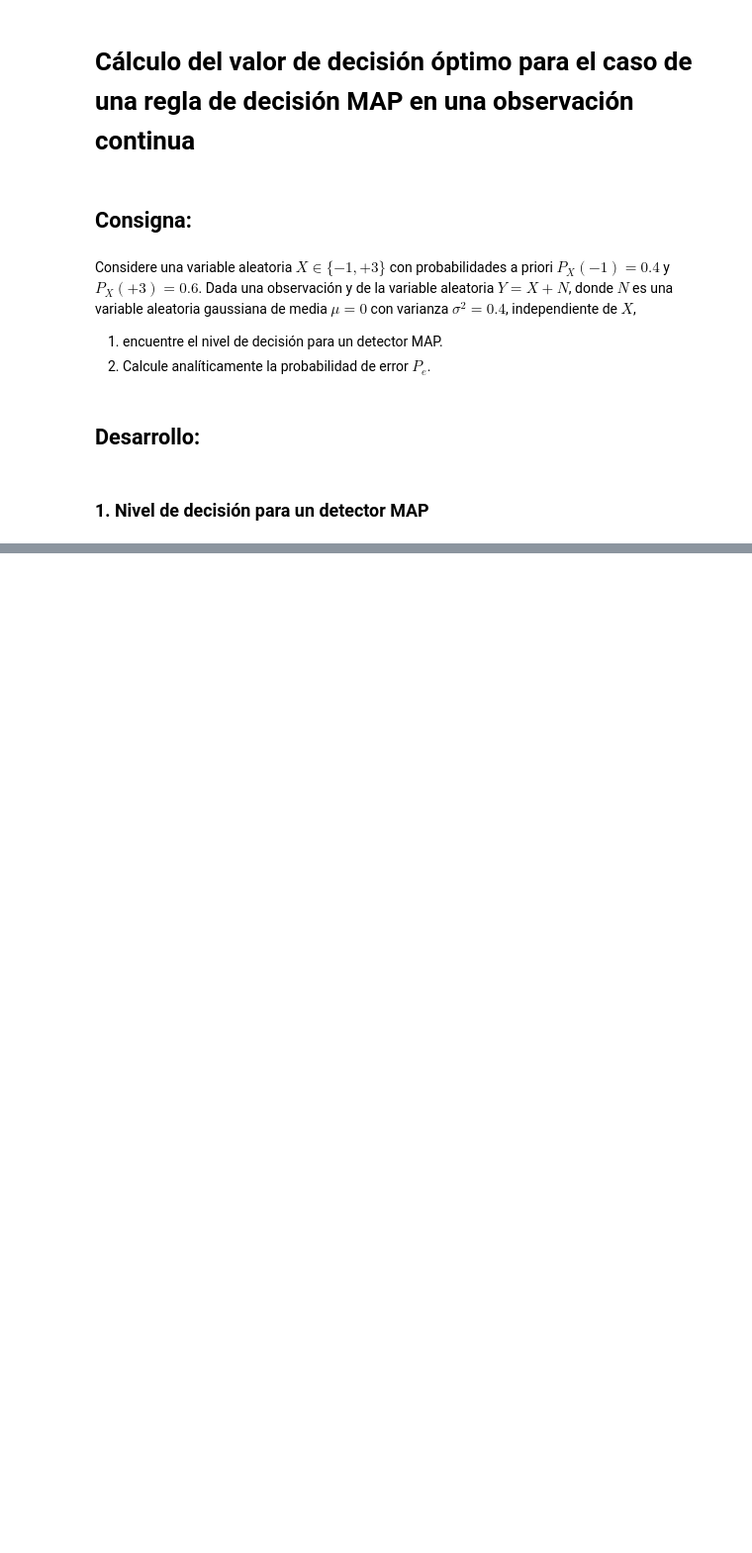
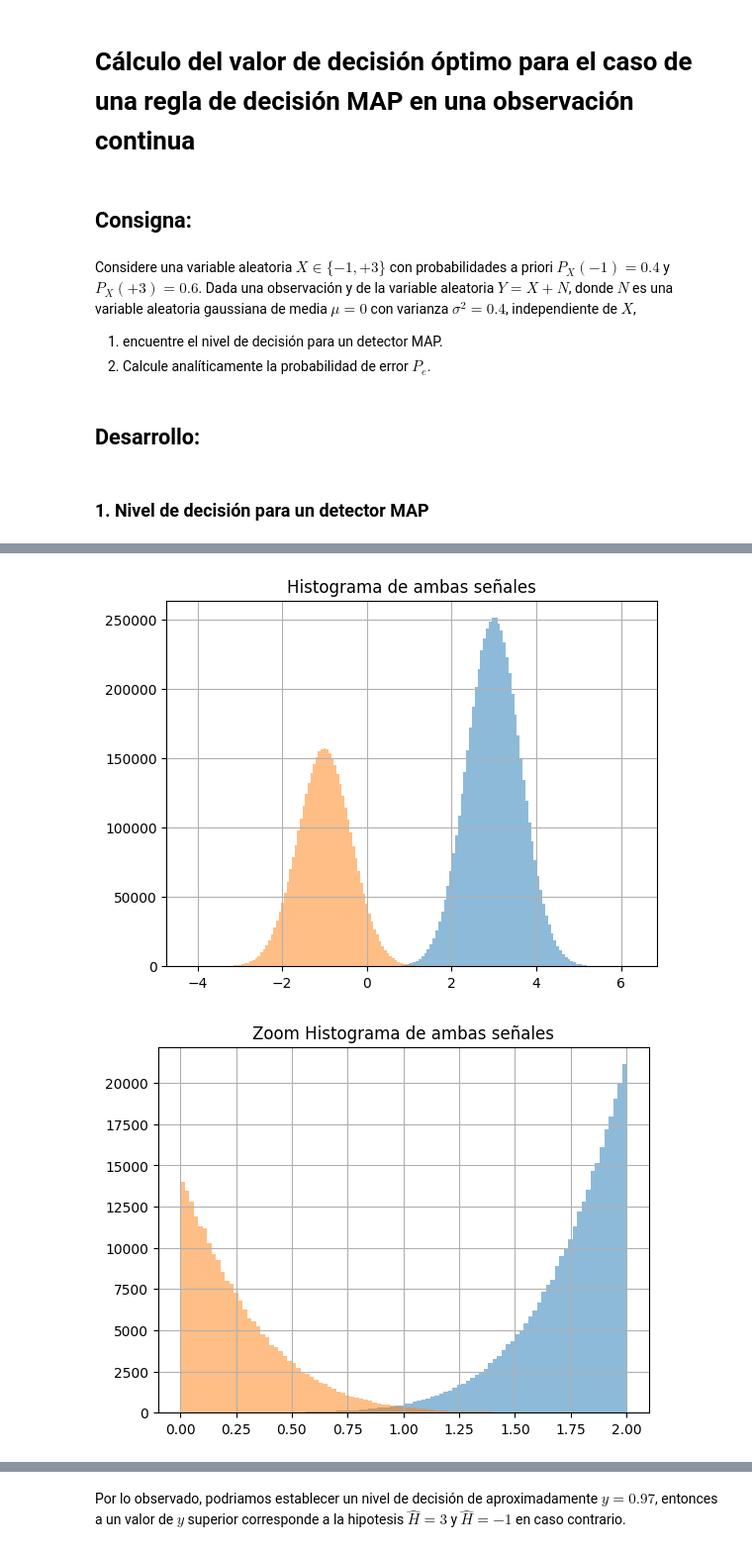
Before and after one commit to simi-sai/Com_Digitales, a Jupyter notebook: Ejercicios/Ejercicio 15.ipynb, the cells around one changed output, grey strips where cells are left out. Shown: that part at 99% size. Saved outputs shown, nothing was run; the diff lists cells and outputs as text; code cells hidden in the pictures; blank space fills up the shorter version.

```diff
--- a/Ejercicios/Ejercicio 15.ipynb
+++ b/Ejercicios/Ejercicio 15.ipynb
@@ -30,0 +19,43 @@ $... = - (y-\mu_1) + (y-\mu_0) \overset{\hat{H}=1}{\underset{\hat{H}=0}\gtreqles
+# %%
+import numpy as np
+import matplotlib.pyplot as plt
+
+def Gaussiana_1():
+    return np.random.normal(3, np.sqrt(0.4))
+
+def Gaussiana_2():
+    return np.random.normal(-1, np.sqrt(0.4))
+
+nb_samples = 10000000
+nb_samples_1 = nb_samples * 0.6
+nb_samples_2 = nb_samples * 0.4
+
+samples_1 = [Gaussiana_1() for i in range(int(nb_samples_1))]
+samples_2 = [Gaussiana_2() for i in range(int(nb_samples_2))]
+
+plt.title("Histograma de ambas señales")
+plt.hist(samples_1, bins=100, alpha = 0.5)
+plt.hist(samples_2, bins=100, alpha = 0.5)
+plt.grid()
+plt.show()
+
+plt.title("Zoom Histograma de ambas señales")
+plt.hist(samples_1, bins=100, alpha = 0.5, range = (0,2))
+plt.hist(samples_2, bins=100, alpha = 0.5, range = (0,2))
+plt.grid()
+plt.show()
+
+plt.title("Zoom x2 Histograma de ambas señales")
+plt.hist(samples_1, bins=100, alpha = 0.5, range = (0.50,1.40))
+plt.hist(samples_2, bins=100, alpha = 0.5, range = (0.50,1.40))
+plt.grid()
+plt.show()
+
+plt.title("Zoom x3 Histograma de ambas señales")
+plt.hist(samples_1, bins=100, alpha = 0.5, range = (0.82,1.15))
+plt.hist(samples_2, bins=100, alpha = 0.5, range = (0.82,1.15))
+plt.grid()
+plt.show()
+# %% [output]
+[figure, added]
+[figure, added]
@@ -30,0 +64,2 @@ $... = - (y-\mu_1) + (y-\mu_0) \overset{\hat{H}=1}{\underset{\hat{H}=0}\gtreqles
+# %% [markdown]
+Por lo observado, podriamos establecer un nivel de decisión de aproximadamente $y = 0.97$, entonces a un valor de $y$ superior corresponde a la hipotesis $\hat{H} = 3$ y $\hat{H} = -1$ en caso contrario.
```
Also changed, not shown: parts of 3 cells of this notebook, 14 other files.
